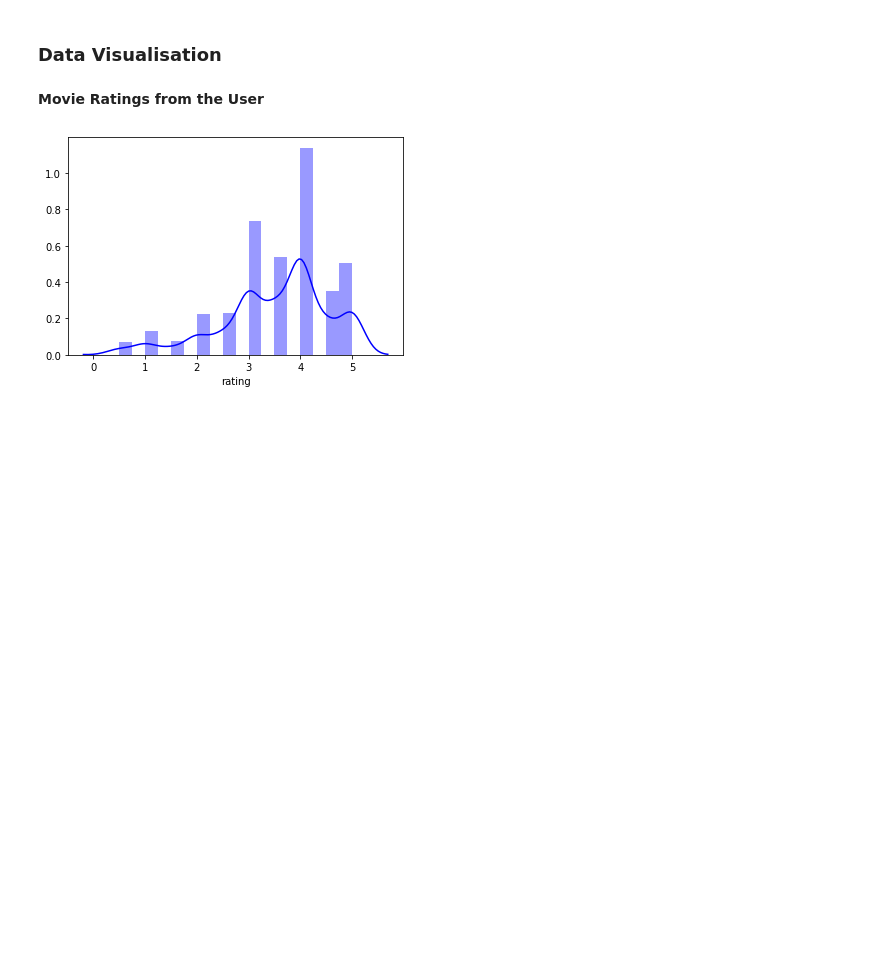
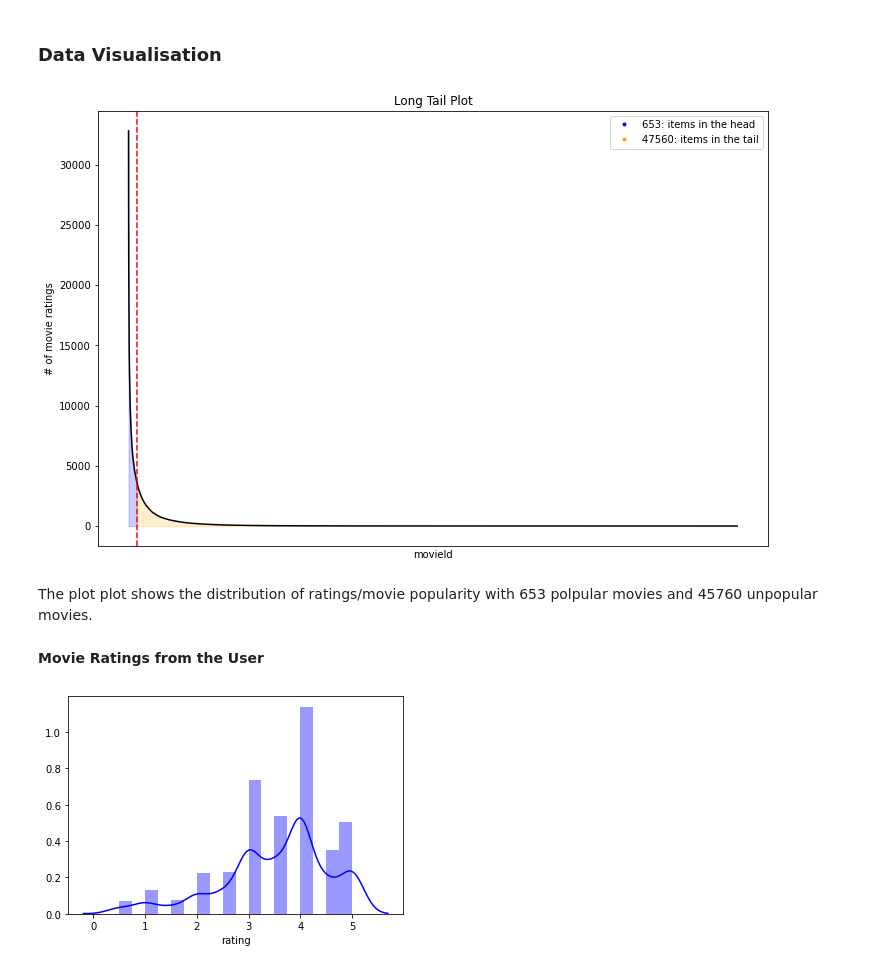
Before and after one commit to Explore-AI/unsupervised-predict-streamlit-template, a Jupyter notebook: Team_14 notebook.ipynb, the cells around one changed output. Saved outputs shown, nothing was run; the diff lists cells and outputs as text; code cells hidden in the pictures; blank space fills up the shorter version.

```diff
--- a/Team_14 notebook.ipynb
+++ b/Team_14 notebook.ipynb
@@ -128,18 +129,19 @@ Mounted at /content/drive
 The basic process of loading data from a CSV file into a Pandas DataFrame (with all going well) is achieved using the “read_csv” function in Pandas.
 # %%
 # imdb
-imdb_df = pd.read_csv('/content/drive/MyDrive/data/Unsupervised/data/imdb_data.csv')
+imdb_df = pd.read_csv('C:/Users/Tshegofatso/Downloads/edsa-movie-recommendation-wilderness/imdb_data.csv')
 
 # movies
-movies_df = pd.read_csv('/content/drive/MyDrive/data/Unsupervised/data/movies.csv')
+movies_df = pd.read_csv('C:/Users/Tshegofatso/Downloads/edsa-movie-recommendation-wilderness/movies.csv')
 
-#tags_df = pd.read_csv('')
+# movies
+tags_df = pd.read_csv('C:/Users/Tshegofatso/Downloads/edsa-movie-recommendation-wilderness/tags.csv')
 
 # train
-train = pd.read_csv('/content/drive/MyDrive/data/Unsupervised/data/train.csv')
+train = pd.read_csv('C:/Users/Tshegofatso/Downloads/edsa-movie-recommendation-wilderness/train.csv')
 
 # test
-test = pd.read_csv('/content/drive/MyDrive/data/Unsupervised/data/test.csv')
+test = pd.read_csv('C:/Users/Tshegofatso/Downloads/edsa-movie-recommendation-wilderness/test.csv')
 # %% [markdown]
 <a id="cleaning"></a>
 ## 3. **Data Preprocessing**
@@ -160,8 +162,8 @@ Data cleaning is important because it improves your data quality and in doing so
 
 imdb_df = imdb_df.copy()
 movies_df = movies_df.copy()
-train = train.copy()
-test = test.copy()
+train_df = train.copy()
+test_df = test.copy()
 # %%
 # merging dataframe
 
@@ -466,0 +480,4 @@ df.head(3)
+# %%
+# Merging the tarin  and movies data
+data = pd.merge(train, movies, on='movieId')
+data.head()
@@ -467,5 +515,16 @@ df.head(3)
 # %% [markdown]
 ### Data Visualisation
+# %%
+fig = plt.figure(figsize=(12, 8))
+recmetrics.long_tail_plot(df=data,
+             item_id_column="movieId",
+             interaction_type="movie ratings",
+             percentage=0.5,
+             x_labels=False)
+# %% [output]
+[figure, added]
+# %% [markdown]
+The plot plot shows the distribution of ratings/movie popularity with 653 polpular movies and 45760 unpopular movies.
 # %% [markdown]
 **Movie Ratings from the User**
 # %%
```
Also changed, not shown: parts of 13 cells of this notebook.
